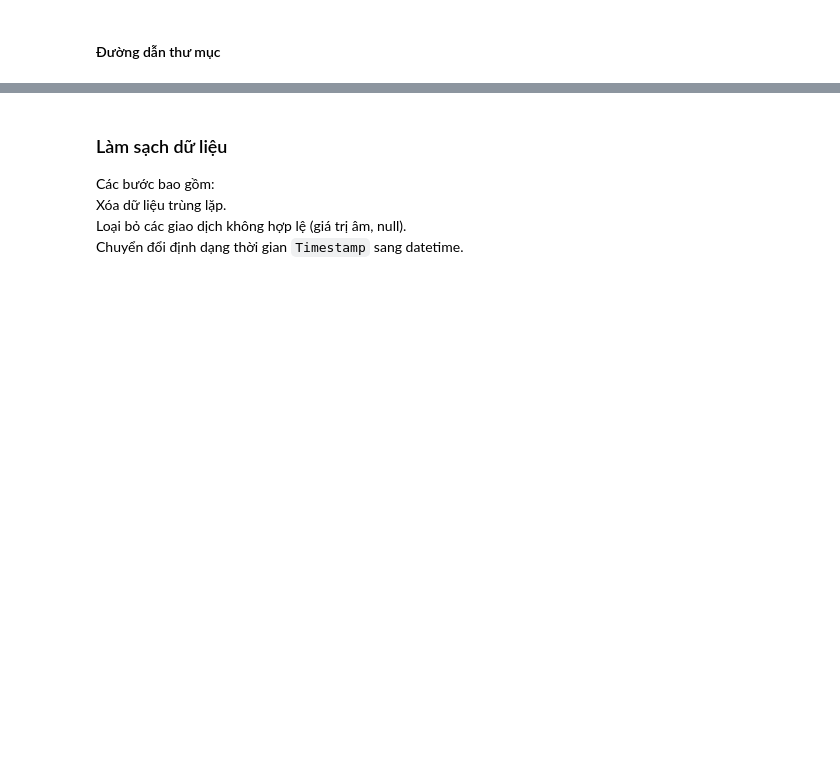
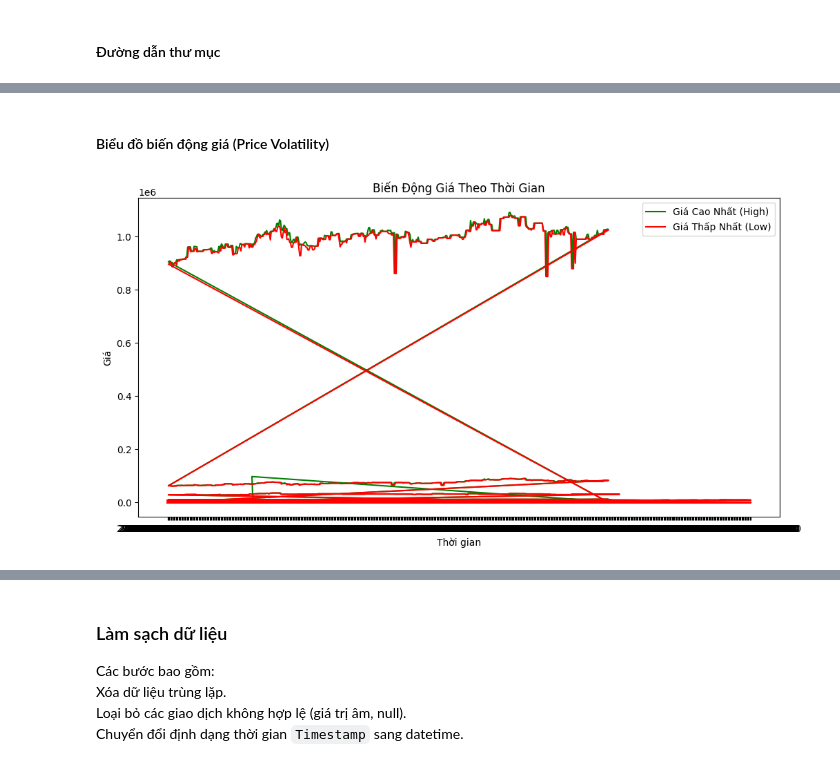
Before and after one commit to ngwkhai/CI_DeFi, a Jupyter notebook: notebooks/old_data_processing.ipynb, the cells around one changed output, grey strips where cells are left out. Saved outputs shown, nothing was run; the diff lists cells and outputs as text; code cells hidden in the pictures; blank space fills up the shorter version.

```diff
--- a/notebooks/old_data_processing.ipynb
+++ b/notebooks/old_data_processing.ipynb
@@ -62,0 +112,14 @@ print(data.head())
+# %% [markdown]
+#### Biểu đồ biến động giá (Price Volatility)
+# %%
+plt.figure(figsize=(12, 6))
+plt.plot(data["Timestamp"], data["High"], label='Giá Cao Nhất (High)', color='green')
+plt.plot(data["Timestamp"], data["Low"], label='Giá Thấp Nhất (Low)', color='red')
+plt.title("Biến Động Giá Theo Thời Gian")
+plt.xlabel("Thời gian")
+plt.ylabel("Giá")
+plt.legend()
+plt.savefig(os.path.join(plot_dir, "price_volatility.png"))
+plt.show()
+# %% [output]
+[figure, added]
```
Also changed, not shown: parts of 15 cells of this notebook, 9 other files.
